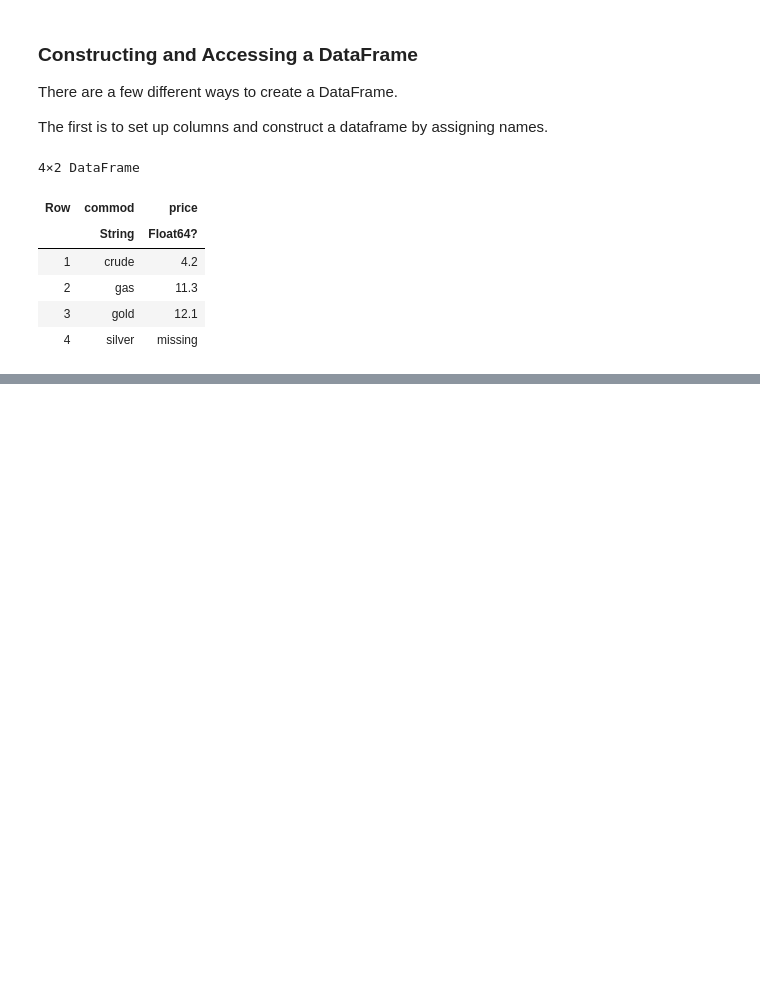
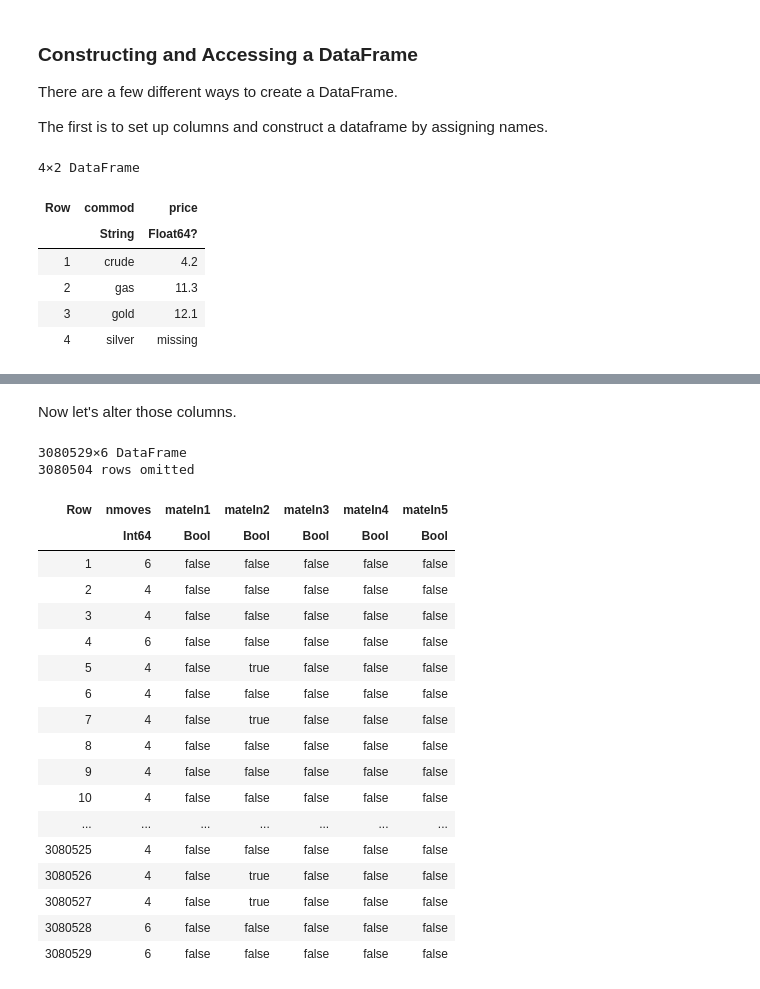
Before and after one commit to dgevans/ComputationalBootcamp, a Jupyter notebook: Week 1/Day 2: Useful Packages for Working With Data.ipynb, the cells around one changed output, grey strips where cells are left out. Drawn from its saved outputs; the diff is of its cells as text; code cells hidden in the pictures; blank space fills up the shorter version.

```diff
--- a/Week 1/Day 2: Useful Packages for Working With Data.ipynb
+++ b/Week 1/Day 2: Useful Packages for Working With Data.ipynb
@@ -136,0 +454,2 @@ df = DataFrame(commod = commodities, price = last_price)
+# %%
+df = select(puzzles, [:Moves, :Themes])
@@ -136,0 +477,27 @@ df = DataFrame(commod = commodities, price = last_price)
+# %% [markdown]
+Now let's alter those columns.
+# %%
+select!(df,
+               "Moves" => ByRow(length∘split) => "nmoves",
+               ["Themes" => ByRow(contains("mateIn$i")) => "mateIn$i" for i in 1:5])
+# %% [output]
+3080529×6 DataFrame
+3080504 rows omitted
+| Row | nmoves | mateIn1 | mateIn2 | mateIn3 | mateIn4 | mateIn5 |
+|  | Int64 | Bool | Bool | Bool | Bool | Bool |
+| 1 | 6 | false | false | false | false | false |
+| 2 | 4 | false | false | false | false | false |
+| 3 | 4 | false | false | false | false | false |
+| 4 | 6 | false | false | false | false | false |
+| 5 | 4 | false | true | false | false | false |
+| 6 | 4 | false | false | false | false | false |
+| 7 | 4 | false | true | false | false | false |
+| 8 | 4 | false | false | false | false | false |
+| 9 | 4 | false | false | false | false | false |
+| 10 | 4 | false | false | false | false | false |
+| ... | ... | ... | ... | ... | ... | ... |
+| 3080525 | 4 | false | false | false | false | false |
+| 3080526 | 4 | false | true | false | false | false |
+| 3080527 | 4 | false | true | false | false | false |
+| 3080528 | 6 | false | false | false | false | false |
+| 3080529 | 6 | false | false | false | false | false |
```
Also changed, not shown: parts of 49 cells of this notebook, 1 other file.
